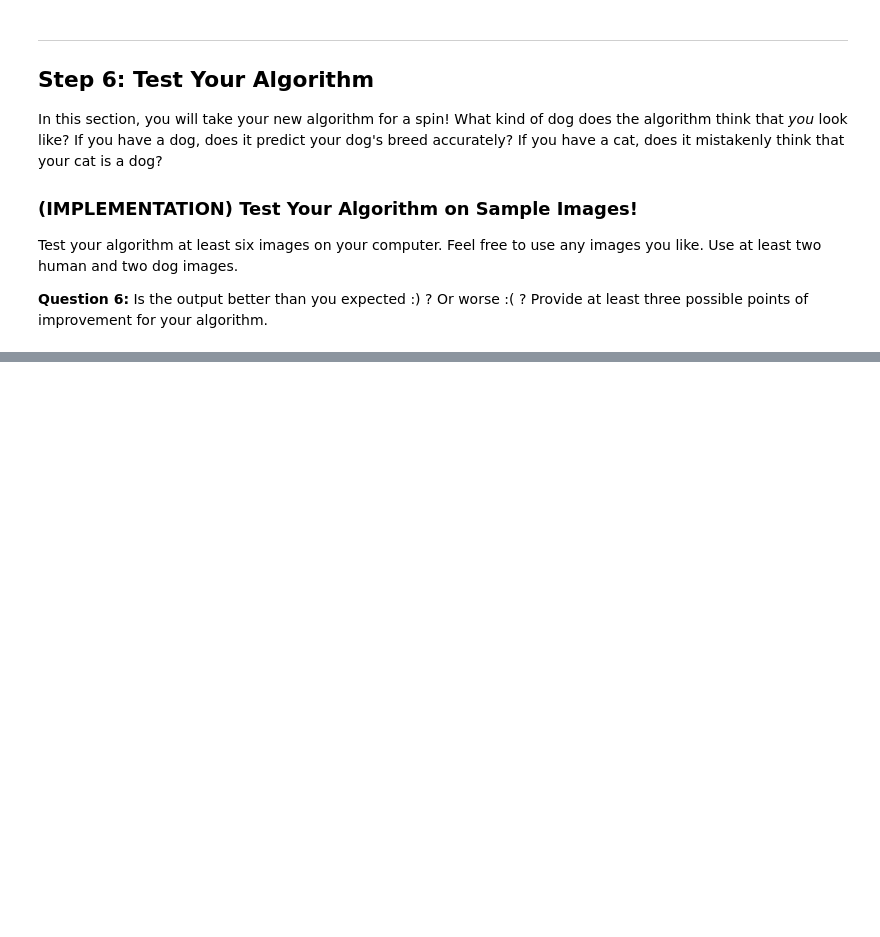
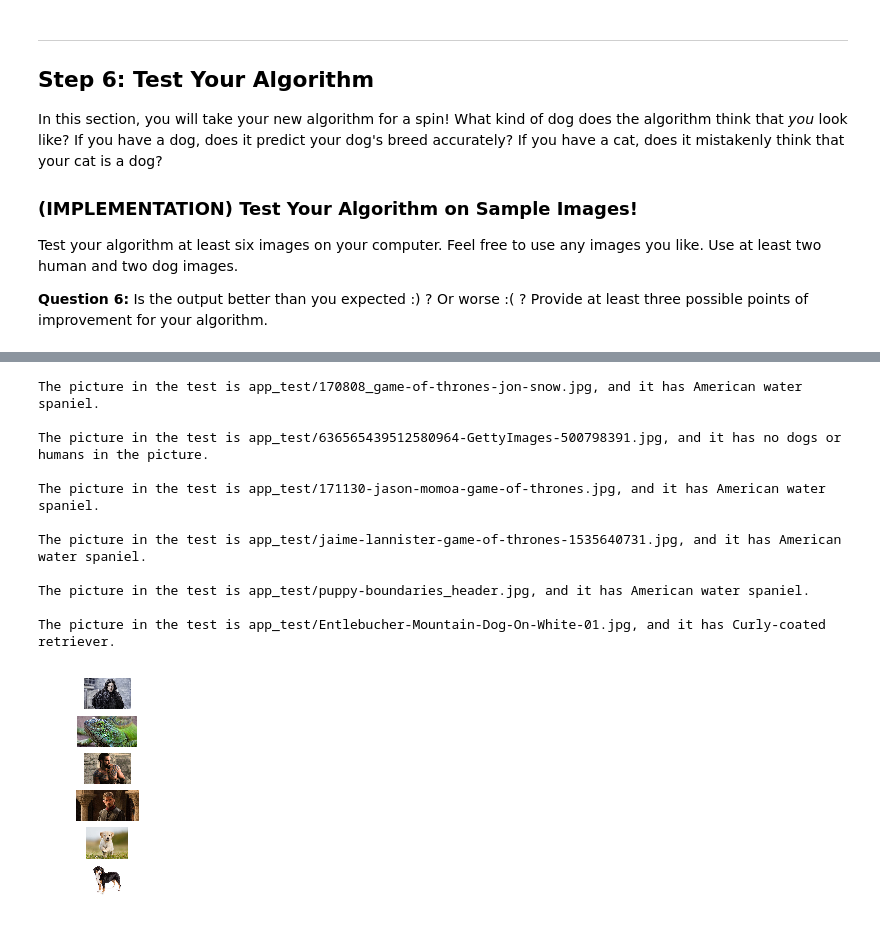
Before and after one commit to PooyaAlamirpour/DogClassification, a Jupyter notebook: dog_app.ipynb, the cells around one changed output, grey strips where cells are left out. Cells and saved outputs as stored; diff of their text form; code cells hidden in the pictures; blank space fills up the shorter version.

```diff
--- a/dog_app.ipynb
+++ b/dog_app.ipynb
@@ -264,12 +263,13 @@ Use these ideas to complete the `dog_detector` function below, which returns `Tr
 # %%
 ### returns "True" if a dog is detected in the image stored at img_path
 def dog_detector(img_path):
-    ## DONE: Complete the function.
-    num = VGG16_predict(img_path)
-    if num >= 151 and num <= 268:
+    ## TODO: Complete the function.
+    index = VGG16_predict(img_path)
+    if index >= 151 and index <= 268:
         return True
     else:
         return False
+    return None # true/false
 # %% [markdown]
 ### (IMPLEMENTATION) Assess the Dog Detector
 
@@ -559,10 +722,13 @@ optimizer_transfer = None
+# %%
+criterion_transfer = nn.CrossEntropyLoss()
+optimizer_transfer = optim.Adam(model_transfer.fc.parameters())
 # %% [markdown]
 ### (IMPLEMENTATION) Train and Validate the Model
 
 Train and validate your model in the code cell below.  [Save the final model parameters](http://pytorch.org/docs/master/notes/serialization.html) at filepath `'model_transfer.pt'`.
 # %%
 # train the model
-model_transfer = # train(n_epochs, loaders_transfer, model_transfer, optimizer_transfer, criterion_transfer, use_cuda, 'model_transfer.pt')
+model_transfer = train(20, loaders_transfer, model_transfer, optimizer_transfer, criterion_transfer, use_cuda, 'model_transfer.pt')
 
 # load the model that got the best validation accuracy (uncomment the line below)
-#model_transfer.load_state_dict(torch.load('model_transfer.pt'))
+model_transfer.load_state_dict(torch.load('model_transfer.pt'))
@@ -607,9 +822,14 @@ Some sample output for our algorithm is provided below, but feel free to design
 # %%
 ### TODO: Write your algorithm.
 ### Feel free to use as many code cells as needed.
-
 def run_app(img_path):
     ## handle cases for a human face, dog, and neither
+    if dog_detector(img_path) == True or face_detector(img_path) == True:
+        pred = predict_breed_transfer(img_path)
+        return pred
+    else:
+        warn = "no dogs or humans in the picture"
+        return warn
 # %% [markdown]
 ---
 <a id='step6'></a>
@@ -627,8 +851,37 @@ __Answer:__ (Three possible points for improvement)
 # %%
 ## TODO: Execute your algorithm from Step 6 on
 ## at least 6 images on your computer.
 ## Feel free to use as many code cells as needed.
+test_figure = np.array(glob('app_test/*'))
+test_figure_path = [i for i in test_figure]
+#print(len(test_figure_path))
 
-## suggested code, below
-for file in np.hstack((human_files[:3], dog_files[:3])):
-    run_app(file)
+# suggested code, below
+fig = plt.figure()
+fig_index = 0
+for i in range(len(test_figure_path)):
+
+    file = test_figure_path[i]
+    pred = run_app(file)
+
+    fig_index += 1
+
+    img=np.asarray(Image.open(file))
+
+    ax = plt.subplot(6, 1, fig_index)
+    ax.axis('off')
+    plt.imshow(img)
+    print('\nThe picture in the test is {}, and it has {}. '.format(file, pred))
+# %% [output]
+The picture in the test is app_test/170808_game-of-thrones-jon-snow.jpg, and it has American water spaniel.
+
+The picture in the test is app_test/636565439512580964-GettyImages-500798391.jpg, and it has no dogs or humans in the picture.
+
+The picture in the test is app_test/171130-jason-momoa-game-of-thrones.jpg, and it has American water spaniel.
+
+The picture in the test is app_test/jaime-lannister-game-of-thrones-1535640731.jpg, and it has American water spaniel.
+
+The picture in the test is app_test/puppy-boundaries_header.jpg, and it has American water spaniel.
+
+The picture in the test is app_test/Entlebucher-Mountain-Dog-On-White-01.jpg, and it has Curly-coated retriever.
+[figure, added]
```
Also changed, not shown: parts of 34 cells of this notebook, 2 other files.
